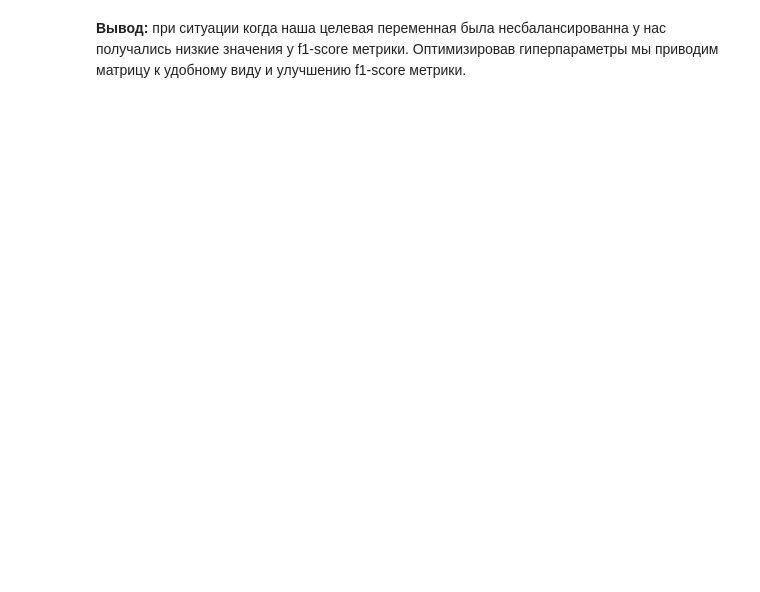
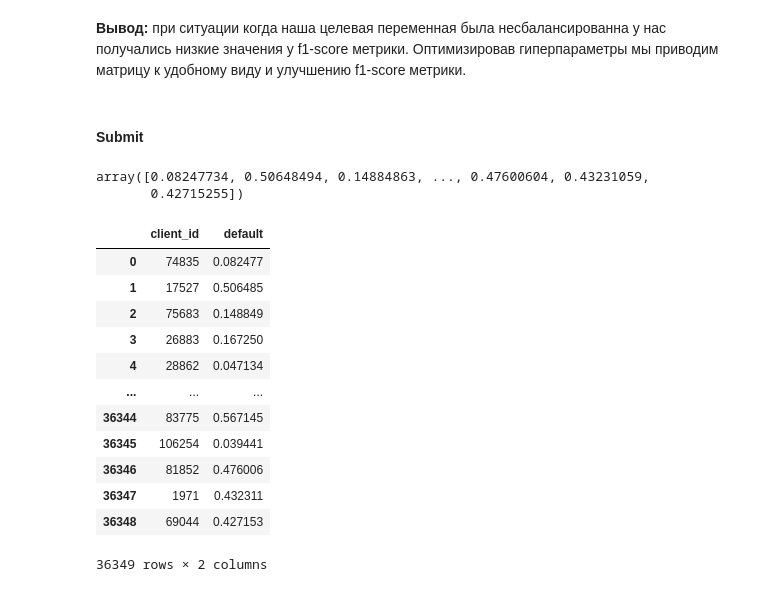
Before and after one commit to captainbamb0o/skillfactory_projects, a Jupyter notebook: module_5/bank-scoring.ipynb, the cells around one changed output. Saved outputs shown, nothing was run; the diff lists cells and outputs as text; code cells hidden in the pictures; blank space fills up the shorter version.

```diff
--- a/module_5/bank-scoring.ipynb
+++ b/module_5/bank-scoring.ipynb
@@ -397,2 +575,31 @@ skplt.metrics.plot_confusion_matrix(y_test, y_pred, figsize=(5, 5))
 # %% [markdown]
 **Вывод:** при ситуации когда наша целевая переменная была несбалансированна у нас получались низкие значения у f1-score метрики. Оптимизировав гиперпараметры мы приводим матрицу к удобному виду и улучшению f1-score метрики.
+# %% [markdown]
+#### Submit
+# %%
+predict_submission = model.predict_proba(test_data)[:,1]
+predict_submission
+# %% [output]
+array([0.08247734, 0.50648494, 0.14884863, ..., 0.47600604, 0.43231059,
+       0.42715255])
+# %%
+for_ids = pd.read_csv('/kaggle/input/sf-dst-scoring/test.csv')
+# %%
+sample_submission = pd.DataFrame(columns = ['client_id','default'])
+sample_submission['client_id'] = for_ids.client_id
+sample_submission['default'] = predict_submission
+sample_submission
+# %% [output]
+|  | client_id | default |
+| 0 | 74835 | 0.082477 |
+| 1 | 17527 | 0.506485 |
+| 2 | 75683 | 0.148849 |
+| 3 | 26883 | 0.167250 |
+| 4 | 28862 | 0.047134 |
+| ... | ... | ... |
+| 36344 | 83775 | 0.567145 |
+| 36345 | 106254 | 0.039441 |
+| 36346 | 81852 | 0.476006 |
+| 36347 | 1971 | 0.432311 |
+| 36348 | 69044 | 0.427153 |
+36349 rows × 2 columns
```
Also changed, not shown: parts of 37 cells of this notebook.
